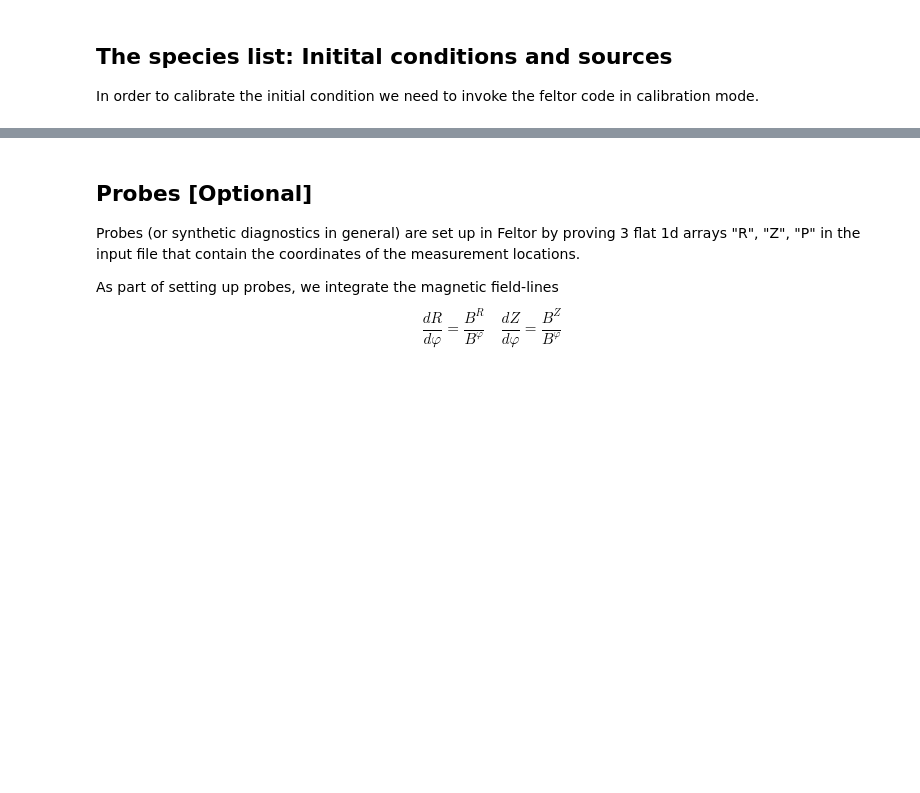
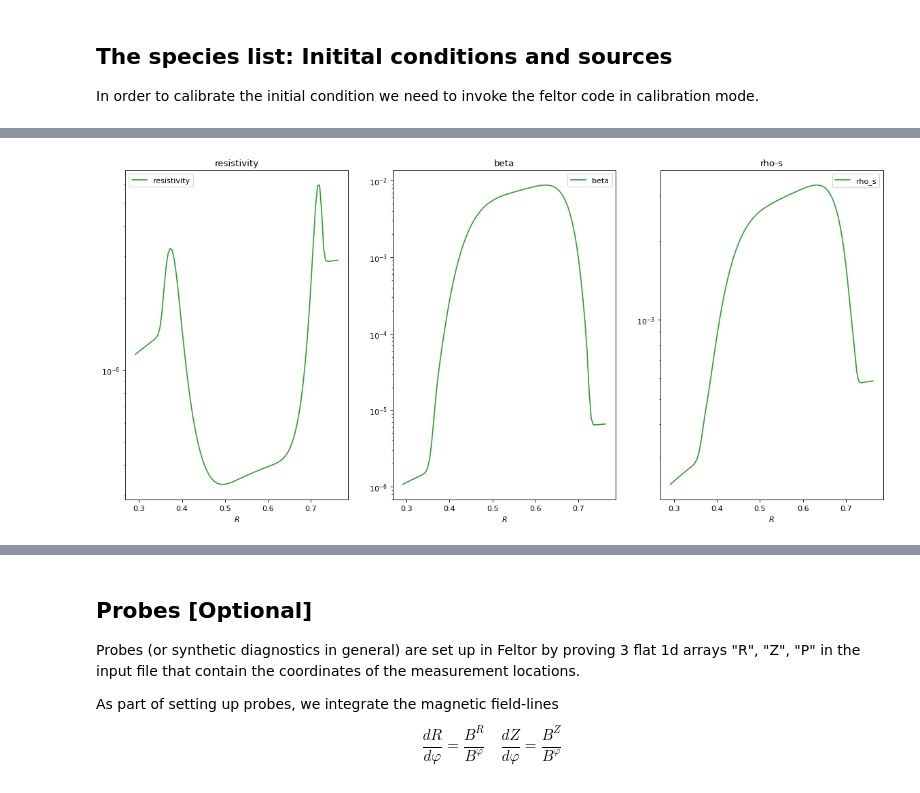
Before and after one commit to mwiesenberger/feltorutilities, a Jupyter notebook: thermal/COMPASS-setup.ipynb, the cells around one changed output, grey strips where cells are left out. Saved outputs shown, nothing was run; the diff lists cells and outputs as text; code cells hidden in the pictures; blank space fills up the shorter version.

```diff
--- a/thermal/COMPASS-setup.ipynb
+++ b/thermal/COMPASS-setup.ipynb
@@ -287,3 +478,45 @@ The only other two parameters that you may want to revisit after running test si
+# %%
+# It is informative to also plot rho_s, beta and collisionality profiles with the chosen density and temperature profiles
+values = np.linspace( grid.x0[0], grid.x1[0], 100)
+
+psi_values = 1-mag.psip()(values, ZO)/mag.psip()(RO,ZO)
+density = polynomial_function_with_sol2 ( psi_values, nbg, *coptn)
+temperature = polynomial_function_with_sol2 ( psi_values, nbg, *coptt)
+magfield = dg.geo.Bmodule( mag)(values, ZO)
+
+resistivity_values = fp.resistivity( params["n_0"], params["T_e"], params["B_0"])*density*temperature**(-3/2)/magfield
+beta_values = fp.beta(  params["n_0"], params["T_e"], params["B_0"])*density*temperature/magfield**2
+rhos_values = fp.rho_s( params["B_0"], params["m_i"], params["T_e"])*np.sqrt( temperature)/magfield
+
+fcols = 3
+frows = 1
+fig,axs=plt.subplots(frows,fcols,figsize=(fcols*6,frows*4.5*grid_ratio),
+                         dpi= 80, facecolor='w', edgecolor='k')
+ax = axs[0]
+ax.plot(values, resistivity_values, c='C2', label = "resistivity")
+# ax.set_xlim([0,1.2])
+ax.set_yscale( 'log')
+ax.set_title( "resistivity")
+ax.set_xlabel( r"$R$")
+ax.legend()
+ax = axs[1]
+ax.plot( values, beta_values, c='C2', label = "beta")
+# ax.set_xlim([0,1.2])
+ax.set_yscale( 'log')
+ax.set_title( "beta")
+ax.set_xlabel( r"$R$")
+ax.legend()
+ax = axs[2]
+ax.plot( values, rhos_values, c='C2', label = "rho_s")
+# ax.set_xlim([0,1.2])
+ax.set_yscale( 'log')
+ax.set_title( "rho-s")
+ax.set_xlabel( r"$R$")
+ax.legend()
+# plt.savefig( 'figures/thomson.png',bbox_inches='tight')
+plt.show()
+# %% [output]
+[figure, added]
 # %%
 # For the initial profile we choose a Psi_p aligned profile with max and SOL density from experiment
 nprofile = {
```
Also changed, not shown: parts of 15 cells of this notebook, 1 other file.
